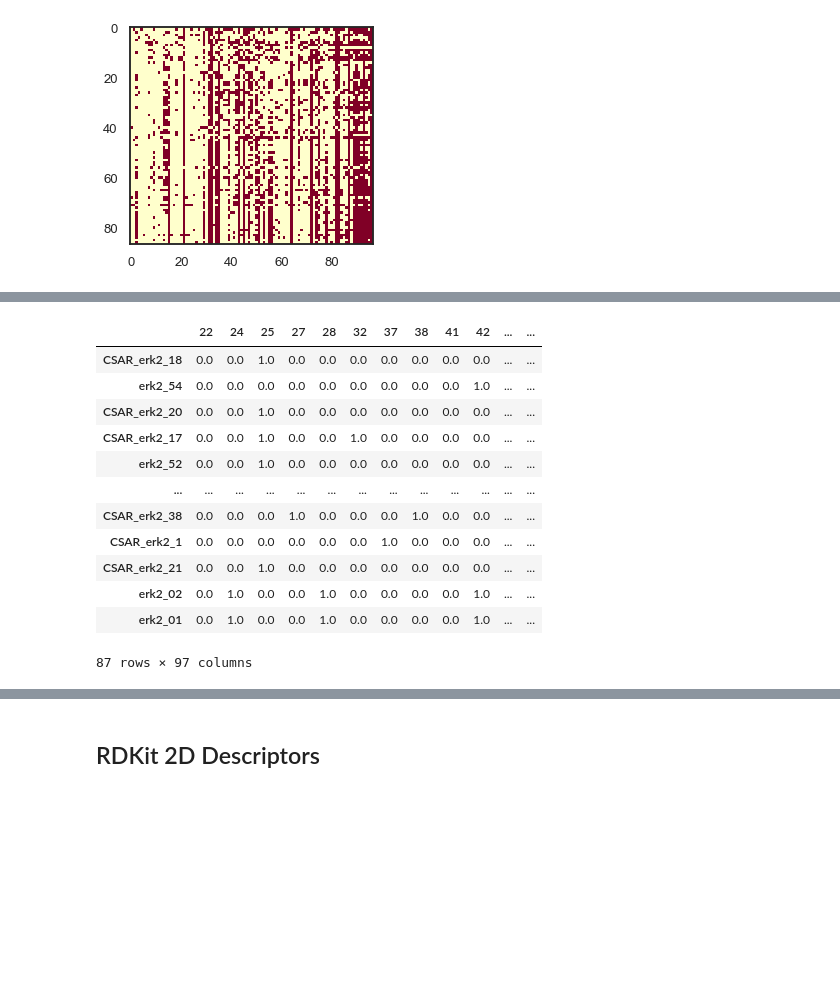
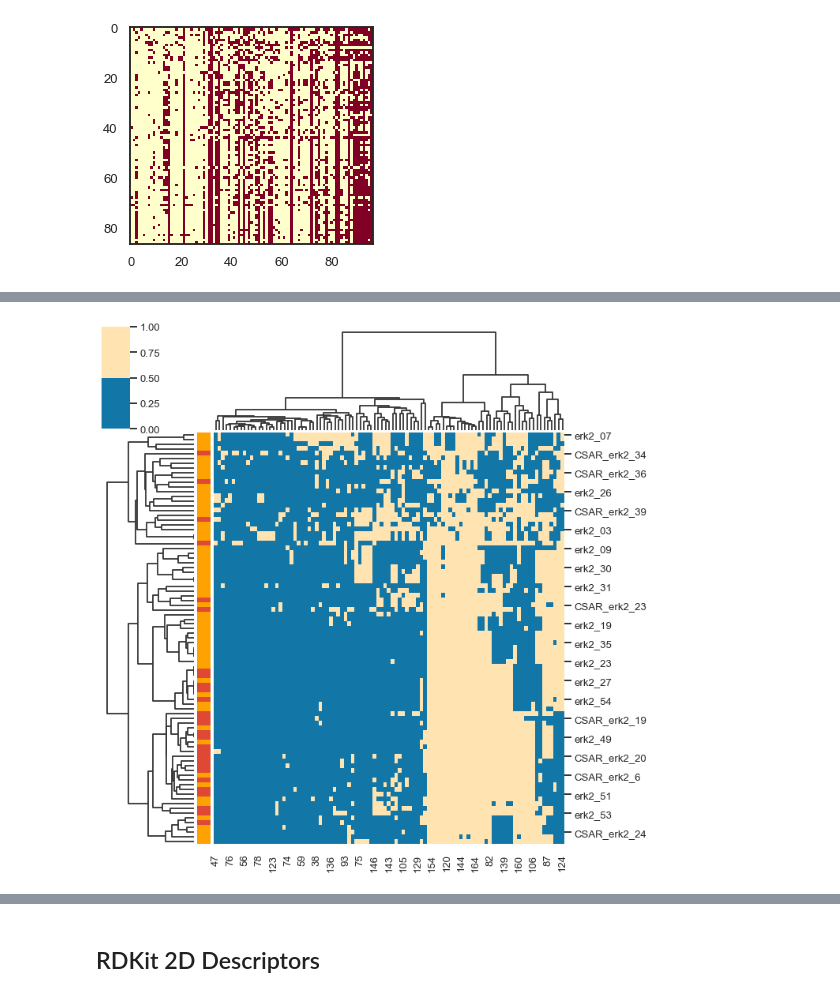
Before and after one commit to jRicciL/ERK2_notebooks, a Jupyter notebook: X_Reviewing_Fourches_work/7_Feature_Selection_RDKit_descriptors.ipynb, the cells around one changed output, grey strips where cells are left out. Cells and saved outputs as stored; diff of their text form; code cells hidden in the pictures; blank space fills up the shorter version.

```diff
--- a/X_Reviewing_Fourches_work/7_Feature_Selection_RDKit_descriptors.ipynb
+++ b/X_Reviewing_Fourches_work/7_Feature_Selection_RDKit_descriptors.ipynb
@@ -432,17 +376,17 @@ sns.clustermap(x_, cmap =['#FF2929', '#FFE4B1'],
-# %%
-# Sort the molecules given it's pki value
-df_maccs_flt_phi.reindex(df_erk2_mols.sort_values('pKi', ascending=False).index.values)
-# %% [output]
-|  | 22 | 24 | 25 | 27 | 28 | 32 | 37 | 38 | 41 | 42 | ... | ... |
-| CSAR_erk2_18 | 0.0 | 0.0 | 1.0 | 0.0 | 0.0 | 0.0 | 0.0 | 0.0 | 0.0 | 0.0 | ... | ... |
-| erk2_54 | 0.0 | 0.0 | 0.0 | 0.0 | 0.0 | 0.0 | 0.0 | 0.0 | 0.0 | 1.0 | ... | ... |
-| CSAR_erk2_20 | 0.0 | 0.0 | 1.0 | 0.0 | 0.0 | 0.0 | 0.0 | 0.0 | 0.0 | 0.0 | ... | ... |
-| CSAR_erk2_17 | 0.0 | 0.0 | 1.0 | 0.0 | 0.0 | 1.0 | 0.0 | 0.0 | 0.0 | 0.0 | ... | ... |
-| erk2_52 | 0.0 | 0.0 | 1.0 | 0.0 | 0.0 | 0.0 | 0.0 | 0.0 | 0.0 | 0.0 | ... | ... |
-| ... | ... | ... | ... | ... | ... | ... | ... | ... | ... | ... | ... | ... |
-| CSAR_erk2_38 | 0.0 | 0.0 | 0.0 | 1.0 | 0.0 | 0.0 | 0.0 | 1.0 | 0.0 | 0.0 | ... | ... |
-| CSAR_erk2_1 | 0.0 | 0.0 | 0.0 | 0.0 | 0.0 | 0.0 | 1.0 | 0.0 | 0.0 | 0.0 | ... | ... |
-| CSAR_erk2_21 | 0.0 | 0.0 | 1.0 | 0.0 | 0.0 | 0.0 | 0.0 | 0.0 | 0.0 | 0.0 | ... | ... |
-| erk2_02 | 0.0 | 1.0 | 0.0 | 0.0 | 1.0 | 0.0 | 0.0 | 0.0 | 0.0 | 1.0 | ... | ... |
-| erk2_01 | 0.0 | 1.0 | 0.0 | 0.0 | 1.0 | 0.0 | 0.0 | 0.0 | 0.0 | 1.0 | ... | ... |
-87 rows × 97 columns
+# %%
+dist_tan_rows = pdist(df_maccs, 'rogerstanimoto')
+link_tan_rows = linkage(squareform(dist_tan_rows), method='average', optimal_ordering=True)
+
+clusmap = sns.clustermap(df_maccs, cmap =['#1276a7', '#FFE4B1'],
+                standard_scale=1,
+                row_linkage=link_tan_rows,
+                col_linkage=link_tan,
+                col_cluster=True,
+                row_colors=colors_rows,
+                tree_kws={'linewidth': 1.8}
+              )
+
+ax = clusmap.ax_heatmap  # this is the important part
+plt.show()
+# %% [output]
+[figure, added]
```
Also changed, not shown: parts of 10 cells of this notebook.
